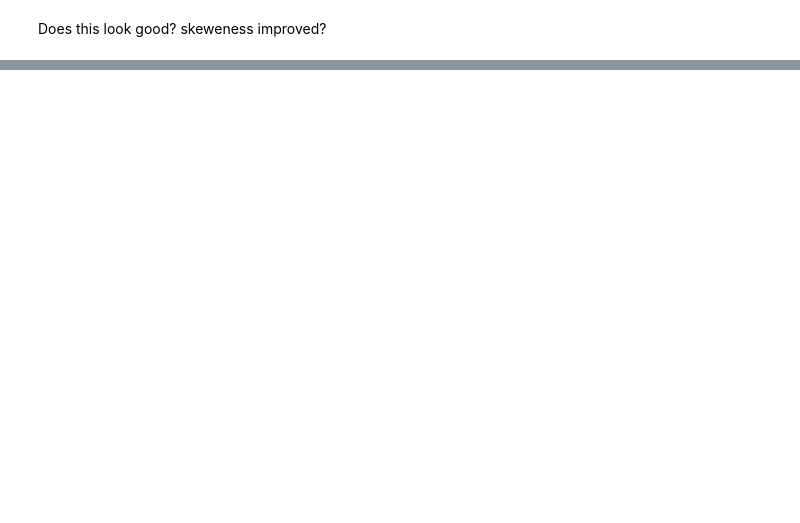
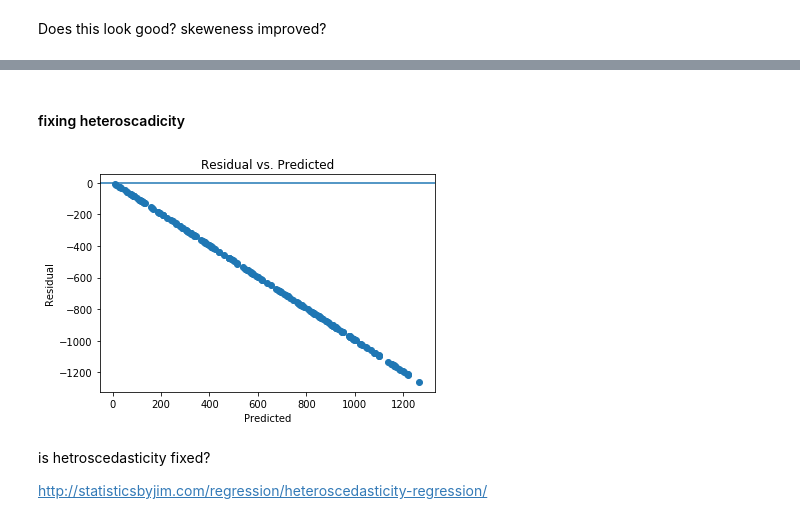
Before and after one commit to Tinsae/Thinkful-Data-Science, a Jupyter notebook: DS/Unit 2/2.4.3+The+Extraordinary+Power+of+Explanatory+Power.ipynb, the cells around one changed output, grey strips where cells are left out. Saved outputs shown, nothing was run; the diff lists cells and outputs as text; code cells hidden in the pictures; blank space fills up the shorter version.

Commit message:
heteroscedasticity

```diff
--- a/DS/Unit 2/2.4.3+The+Extraordinary+Power+of+Explanatory+Power.ipynb
+++ b/DS/Unit 2/2.4.3+The+Extraordinary+Power+of+Explanatory+Power.ipynb
@@ -327,0 +318,23 @@ How do I fix multivariate normality?
+# %% [markdown]
+#### fixing heteroscadicity
+# %%
+# Extract predicted values.
+predicted = regr.predict(X).ravel()
+actual = np.sqrt(data['Sales'])
+
+# Calculate the error, also called the residual.
+residual = actual - predicted
+
+plt.scatter(predicted, residual)
+plt.xlabel('Predicted')
+plt.ylabel('Residual')
+plt.axhline(y=0)
+plt.title('Residual vs. Predicted')
+plt.show()
+# %% [output]
+[figure, added]
+# %% [markdown]
+is hetroscedasticity fixed?
+
+
+http://statisticsbyjim.com/regression/heteroscedasticity-regression/
```
Also changed, not shown: parts of 14 cells of this notebook.
